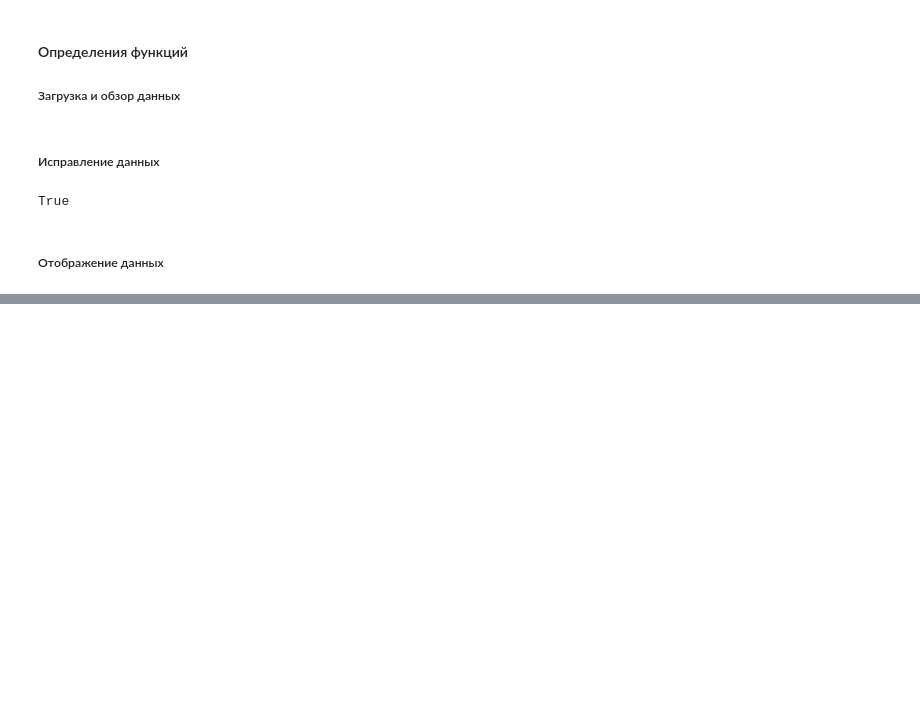
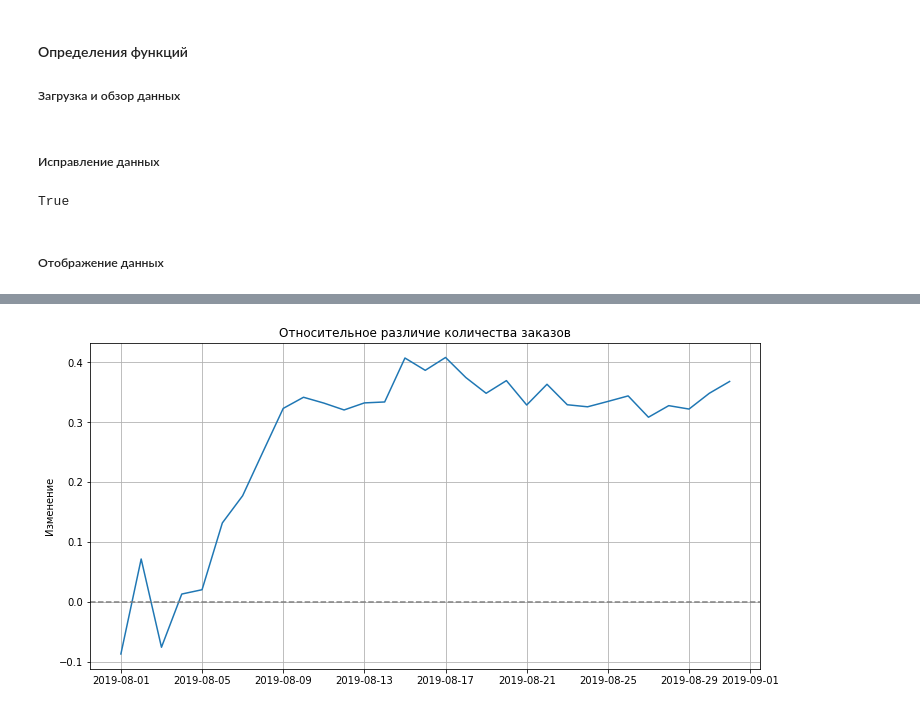
Before and after one commit to okeangel/da_portfolio, a Jupyter notebook: portfolio/week_18_hypotesis.ipynb, the cells around one changed output, grey strips where cells are left out. Saved outputs shown, nothing was run; the diff lists cells and outputs as text; code cells hidden in the pictures; blank space fills up the shorter version.

```diff
--- a/portfolio/week_18_hypotesis.ipynb
+++ b/portfolio/week_18_hypotesis.ipynb
@@ -344,0 +586,13 @@ def batch_box(data, column=key_column, by_props=categorical_properties):
+# %%
+plt.figure(figsize=FIGSIZE)
+plt.plot(
+    group_b['orders']
+    / group_a['orders'] - 1,
+)
+plt.grid()
+plt.ylabel('Изменение')
+plt.axhline(y=0, color='grey', linestyle='--')
+plt.title('Относительное различие количества заказов')
+plt.show()
+# %% [output]
+[figure, added]
```
Also changed, not shown: parts of 131 cells of this notebook, 4 other files.
